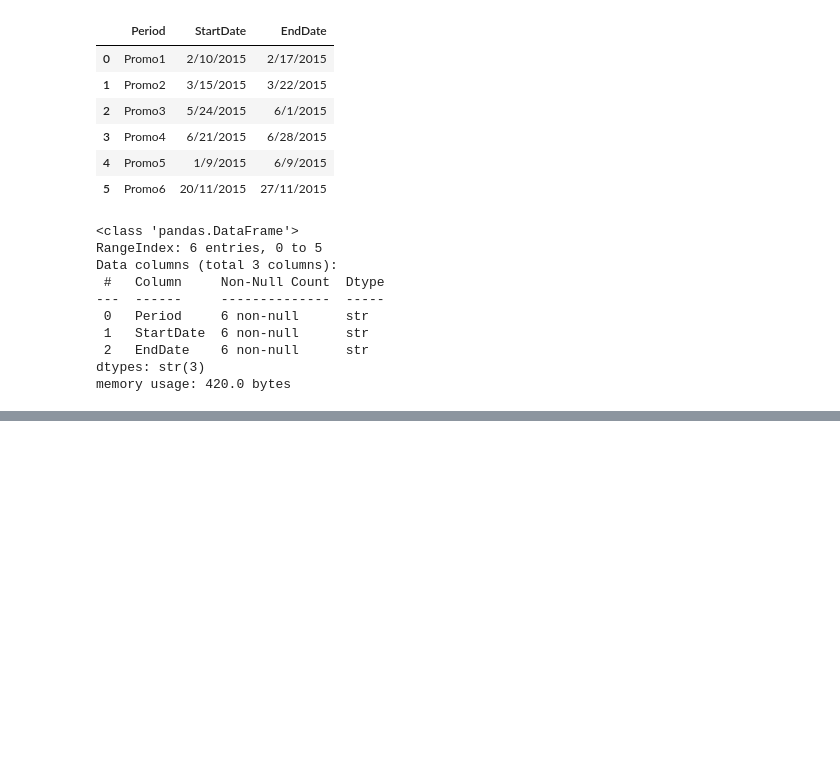
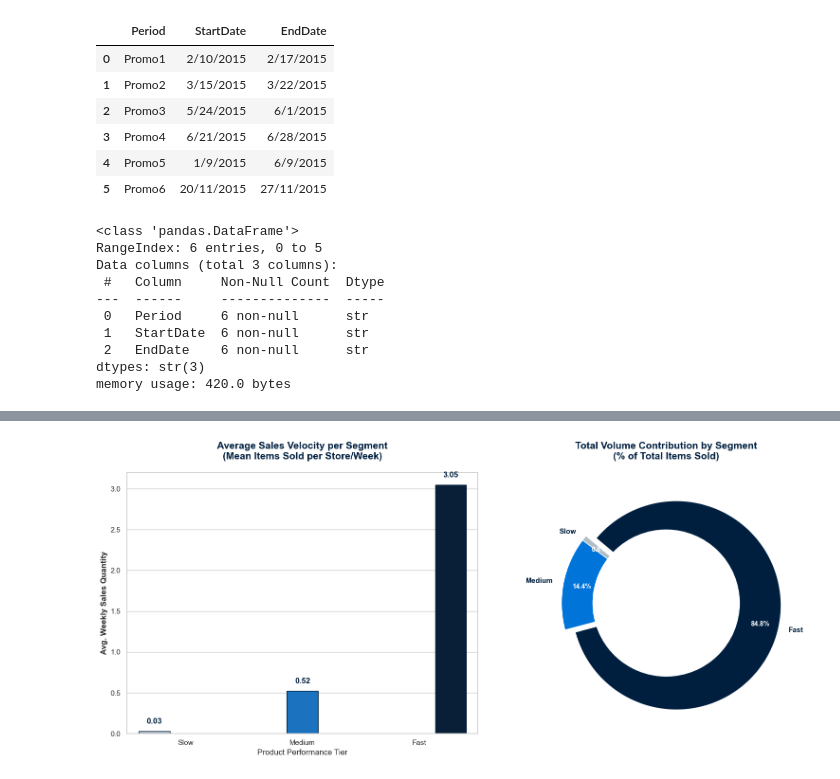
Before and after one commit to duyqu-chan/retail-campaign-analytics, a Jupyter notebook: notebooks/01_campaign_uplift_analysis.ipynb, the cells around one changed output, grey strips where cells are left out. Drawn from its saved outputs; the diff is of its cells as text; code cells hidden in the pictures; blank space fills up the shorter version.

Commit message:
Refine notebook documentation: update business insights, fix LaTeX formatting, and format references

```diff
--- a/notebooks/01_campaign_uplift_analysis.ipynb
+++ b/notebooks/01_campaign_uplift_analysis.ipynb
@@ -256,0 +779,10 @@ sales_df['StoreCluster'] = sales_df['StoreCode'].map(store_stats['StoreCluster']
+# %%
+# According to NRF 4-5-4 Calendar February(2) to July(7) is Spring, the rest is Fall
+def get_nrf_season(month):
+    if 2 <= month <= 7:
+        return 'Spring'
+    else:
+        return 'Fall'
+
+# using the month component of the Date column to assign a season label based on the NRF 4-5-4 calendar
+sales_with_groups['Season'] = sales_with_groups['Date'].dt.month.apply(get_nrf_season)
@@ -256,0 +855,4 @@ sales_df['StoreCluster'] = sales_df['StoreCode'].map(store_stats['StoreCluster']
+# %%
+train_limit = sales_train['Date'].max()
+train_data = sales_with_groups[sales_with_groups['Date'] <= train_limit].copy()
+train_data.head()
@@ -256,0 +924,4 @@ sales_df['StoreCluster'] = sales_df['StoreCode'].map(store_stats['StoreCluster']
+# %%
+# check the distribution of ROS within each segment to ensure they are reasonably separated
+segment_check = item_perf.groupby('ItemSegment')['ROS'].agg(['min', 'max', 'mean', 'std', 'count']).reset_index()
+print(segment_check)
@@ -256,0 +935,73 @@ sales_df['StoreCluster'] = sales_df['StoreCode'].map(store_stats['StoreCluster']
+# %%
+# prepare the data for plotting by ensuring we have the necessary columns and sorting by ItemSegment to maintain the order in the visualizations
+df_plot = segment_check.copy()
+if 'ItemSegment' not in df_plot.columns:
+    df_plot = df_plot.reset_index()
+
+# calculate total volume for each segment by multiplying the mean ROS by the count of items in that segment, which will be used for the volume contribution visualization
+df_plot['Total_Volume'] = df_plot['mean'] * df_plot['count']
+
+# set the ItemSegment column as a categorical type with a specific order to ensure the segments are displayed in the desired order (Slow, Medium, Fast) in the visualizations
+df_plot['ItemSegment'] = pd.Categorical(df_plot['ItemSegment'], categories=['Slow', 'Medium', 'Fast'], ordered=True)
+df_plot = df_plot.sort_values('ItemSegment')
+
+# visualize the average sales velocity (mean ROS) for each segment and their contribution to total sales volume using a bar plot and a donut chart, respectively, with the company custom color palette for consistency and visual consistency
+fig, (ax1, ax2) = plt.subplots(1, 2, figsize=(16, 7))
+sns.set_theme(style="white")
+
+# define a custom color palette using the company custom colors for the segments, ensuring that the colors are distinct and visually appealing for the bar plot and donut chart
+custom_palette = [light_color, medium_color, dark_color]
+
+# Bar plot for average sales velocity (mean ROS) per segment, with edge colors and annotations for better readability, using the custom palette to differentiate the segments visually while maintaining visual consistency
+sns.barplot(
+    x='ItemSegment',
+    y='mean',
+    data=df_plot,
+    hue='ItemSegment',
+    palette=custom_palette,
+    ax=ax1,
+    legend=False,
+    edgecolor=dark_color,
+    linewidth=1
+)
+
+ax1.set_title('Average Sales Velocity per Segment\n(Mean Items Sold per Store/Week)',
+             fontsize=15, fontweight='bold', pad=20, color=dark_color)
+ax1.set_ylabel('Avg. Weekly Sales Quantity', fontsize=12, fontweight='bold')
+ax1.set_xlabel('Product Performance Tier', fontsize=12)
+
+# annotate the bars with the mean ROS values for each segment, formatted to two decimal places, and styled with bold font and the navy color for better visibility against the bar colors
+for p in ax1.patches:
+    ax1.annotate(f'{p.get_height():.2f}', (p.get_x() + p.get_width() / 2., p.get_height()),
+                ha='center', va='center', xytext=(0, 15), textcoords='offset points',
+                fontweight='bold', fontsize=12, color=dark_color)
+
+# Pie chart for total volume contribution by segment, with the custom palette to maintain visual consistency, and an exploded slice for the Fast segment to highlight its contribution, along with percentage labels styled for readability against the pie colors
+labels = df_plot['ItemSegment']
+sizes = df_plot['Total_Volume']
+
+# explode the Fast segment slightly to highlight it in the pie chart, while keeping the Slow and Medium segments together, using a small explode value to create a subtle emphasis without overwhelming the visual balance of the chart
+explode = (0, 0, 0.1)
+
+wedges, texts, autotexts = ax2.pie(
+    sizes, labels=labels, autopct='%1.1f%%', startangle=140,
+    colors=custom_palette, pctdistance=0.82, explode=explode,
+    textprops={'fontweight': 'bold', 'fontsize': 11, 'color': dark_color}
+)
+
+# set the percentage labels inside the pie slices to white for better contrast against the segment colors, and adjust the font size for readability while maintaining a bold style to ensure the percentages stand out clearly in the visualization
+for autotext in autotexts:
+    autotext.set_color('white')
+    autotext.set_fontsize(10)
+
+# add a white circle in the center to create a donut chart effect, which can help to focus attention on the segment contributions while also providing a cleaner and more modern look to the visualization, using the navy color for the circle's edge to maintain visual consistency
+centre_circle = plt.Circle((0,0), 0.70, fc='white', linewidth=1.25)
+ax2.add_artist(centre_circle)
+
+ax2.set_title('Total Volume Contribution by Segment\n(% of Total Items Sold)',
+             fontsize=15, fontweight='bold', pad=20, color=dark_color)
+
+plt.tight_layout()
+plt.show()
+# %% [output]
+[figure, added]
```
Also changed, not shown: parts of 160 cells of this notebook.
